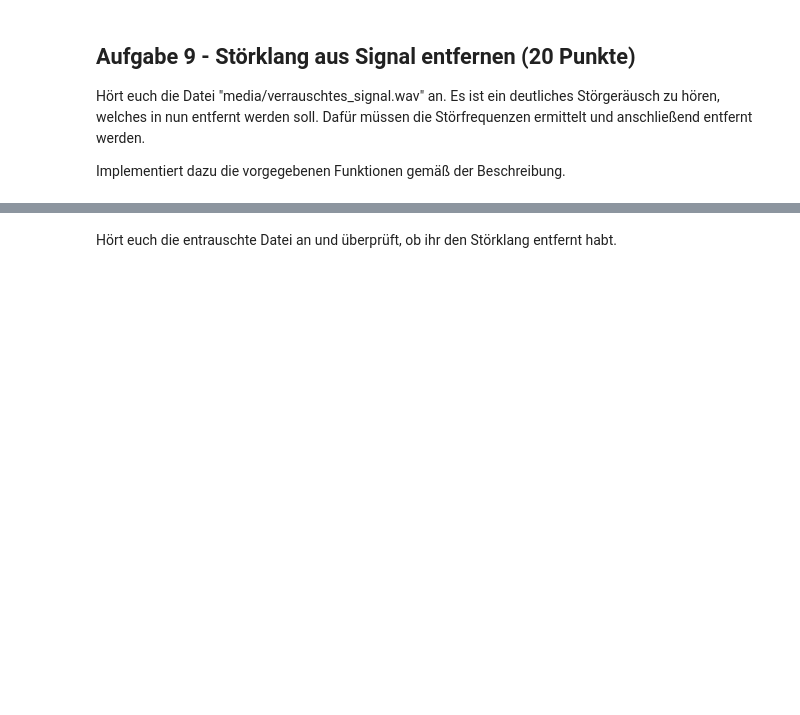
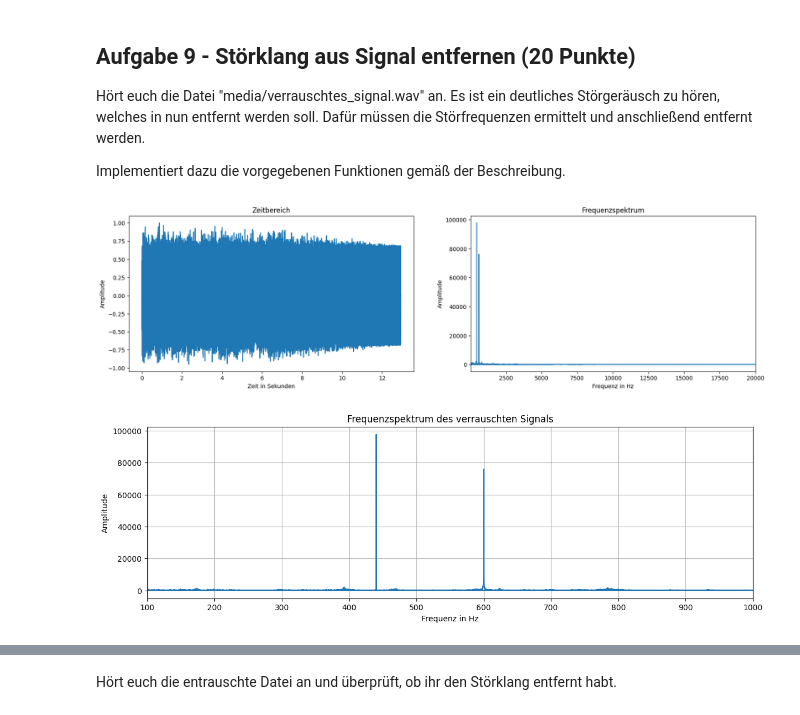
Before and after one commit to martaberdnik/githubtestting, a Jupyter notebook: hausaufgabe2.ipynb, the cells around one changed output, grey strips where cells are left out. Drawn from its saved outputs; the diff is of its cells as text; code cells hidden in the pictures; blank space fills up the shorter version.

```diff
--- a/hausaufgabe2.ipynb
+++ b/hausaufgabe2.ipynb
@@ -624,17 +653,23 @@ def praktische_dateigröße_berechnen(dateiname: str) -> float:
 # TODO Lese die Datei "media/verrauschtes_signal.wav" ein und bestimme dessen Länge und Abtastrate.
 #      Gebe Länge und Samplerate in einem geeigneten print-Statement aus.
 #      Die Länge soll auf zwei Nachkommastellen gerundet sein.
+abtastrate, signal = signaldatei_lesen("media/verrauschtes_signal.wav")
+print(f"Länge in Sekunden: {länge_berechnen(signal, abtastrate):.2f} ")
+print(f"Abtastrate in Hz: {abtastrate} ")
 # ------------------------------------------------
 # ------------------------------------------------
 
 # TODO Berechne die theoretische und praktische Dateigröße der Datei "media/verrauschtes_signal.wav".
 #      Gebe die theoretische und praktische Dateigröße in einem geeigneten print-Statement aus.
 #      Die Dateigröße soll auf sechs Nachkommastellen gerundet sein.
+print(f"Theoretische Dateigröße in MebiBytes: {theoretische_dateigröße_berechnen(16, abtastrate, 2, länge_berechnen(signal, abtastrate)):.6f} ")
+print(f"Praktische Dateigröße in MebiBytes: {praktische_dateigröße_berechnen('media/verrauschtes_signal.wav'):.6f} ")
+
 # ------------------------------------------------
 # ------------------------------------------------
 
 # TODO Wie könnte der Unterschied zwischen theoretischer und praktischer Dateigröße zustande kommen?
 # Schreibe einen Kommentar mit möglichen Gründen
 # ------------------------------------------------
-# Dein Kommentar hier
+# Dein Kommentar hier: Bei der theoretischen Dateigröße wird nur die reine Datenmenge berechnet, während die praktische Dateigröße auch Metadaten und komprimierte Daten enthalten kann die die Dateigröße beeinflussen
 # ------------------------------------------------
@@ -728,43 +768,95 @@ def frequenz_entfernen_mit_ftt(
 
     # TODO: Implementiere die Funktion, indem du
     # 1. Die Fourier-Transformation des Eingabesignals berechnest.
-    #
+    fr = fft(signal)
     # 2. Die Amplituden der Frequenzkomponenten im Frequenzband um die Zielfrequenz auf Null setzt, um diese zu eliminieren.
-    #
+    frq = fftfreq(len(signal), 1 / ABTASTRATE)
+    fmin = zielfrequenz - bandbreite / 2
+    fmax = zielfrequenz + bandbreite / 2
+    smth = (np.abs(frq) >= fmin) & (np.abs(frq) <= fmax)
+    fr[smth] = 0
     # 3. Eine inverse Fourier-Transformation durchführst, um das bereinigte Signal in den Zeitbereich zurückzutransformieren.
-    #
+    clean = ifft(fr)
     # 4. Nur den realen Teil des Signals zurückgibst, da das Ergebnis der inversen FFT komplex sein kann.
+    return np.real(clean)
     # ------------------------------------------------
     # ------------------------------------------------
 # %%
 # Datei "media/verrauschtes_signal.wav" einlesen
 # die Abtastrate muss nicht weiter verwendet werden, da immer noch die globale Variable ABTASTRATE verwendet wird
 abtastrate, verrauschtes_signal = signaldatei_lesen("media/verrauschtes_signal.wav")
 
 
 # TODO Plotte das verrauschte Signal im Zeit- und Frequenzbereich
 #      Es sollen nur menschlich hörbare Frequenzen dargestellt werden.
+#needed otherwise undefined
+fr = fft(signal)
+frq = fftfreq(len(signal), 1 / ABTASTRATE)
+amp = np.abs(fr)
+#two imgs + zoomin at freqs
+sample_count = len(signal)
+audio_duration = sample_count / ABTASTRATE
+x_values = np.linspace(0, audio_duration, sample_count)
+
+fig, axes = plt.subplots(1, 2, figsize=(20, 5))
+
+axes[0].plot(x_values, signal)
+axes[0].set_title("Zeitbereich")
+axes[0].set_xlabel("Zeit in Sekunden")
+axes[0].set_ylabel("Amplitude")
+
+axes[1].plot(frq, amp)
+axes[1].set_title("Frequenzspektrum")
+axes[1].set_xlabel("Frequenz in Hz")
+axes[1].set_ylabel("Amplitude")
+axes[1].set_xlim(20, 20000)
+
+plt.show
 # ------------------------------------------------
 # ------------------------------------------------
 
 # TODO Finde die Frequenzen der Töne im verrauschten Signal.
 #      Schau dir dazu den Frequenzbereich des verrauschten Signals an.
 #      Tipp: Passe das Frequenzfenster an, um die Frequenzen genauer zu erkennen.
+#grid = полосочки
+fig, ax = plt.subplots(figsize=(14, 4))
+ax.plot(frq, amp)
+ax.set_xlim(100, 1000)
+ax.set_title("Frequenzspektrum des verrauschten Signals")
+ax.set_xlabel("Frequenz in Hz")
+ax.set_ylabel("Amplitude")
+ax.grid(True)
+plt.show()
 # ------------------------------------------------
-# Die Störfrequenzen sind:
+# Die Störfrequenzen sind: bei 440 Hz und 600 Hz.
 # ------------------------------------------------
 
 # TODO Entferne die Frequenzen der Töne aus dem verrauschten Signal.
 #      Die Bandbreite sollte möglichst gering sein, das Rauschen aber vollständig entfernen.
 #      Tipp: Die Funktion `frequenz_entfernen_mit_ftt` kann hierfür mehrfach angewendet werden.
+odin = frequenz_entfernen_mit_ftt(verrauschtes_signal, 440, 5)
+dva = frequenz_entfernen_mit_ftt(odin, 600, 5)
+fr_dva = fft(dva)
+frq_dva = fftfreq(len(dva), 1 / ABTASTRATE)
+amp_dva = np.abs(fr_dva)
+
+fig, ax = plt.subplots(figsize=(14, 4))
+ax.plot(frq_dva, amp_dva)
+ax.set_xlim(100, 1000)
+ax.set_title("Frequenzspektrum des bereinigten Signals")
+ax.set_xlabel("Frequenz in Hz")
+ax.set_ylabel("Amplitude")
+ax.grid(True)
+plt.show()
+#из-за того что мусор убран, зум ин поэтому должно быть нормально..?:??
 # ------------------------------------------------
 # ------------------------------------------------
+# TODO Speichere das entrauschte Signal in der Datei "media/entrauschtes_signal.wav"
+dva_norm = dva / np.max(np.abs(dva))
+wavfile.write("media/entrauschtes_signal.wav", ABTASTRATE, dva_norm)
 
-# TODO Plotte das verrauschte signal im Zeit- und Frequenzbereich
-#      Es sollen nur menschlich hörbare Frequenzen dargestellt werden.
 # ------------------------------------------------
 # ------------------------------------------------
-
-# TODO Speichere das entrauschte Signal in der Datei "media/entrauschtes_signal.wav"
-# ------------------------------------------------
-# ------------------------------------------------
+# %% [output]
+[figure, added]
+[figure, added]
```
Also changed, not shown: parts of 6 cells of this notebook, 2 other files.
